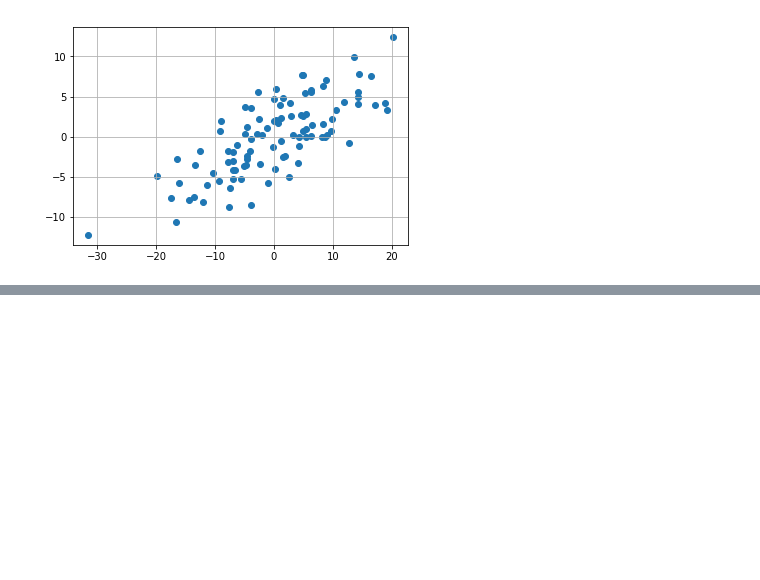
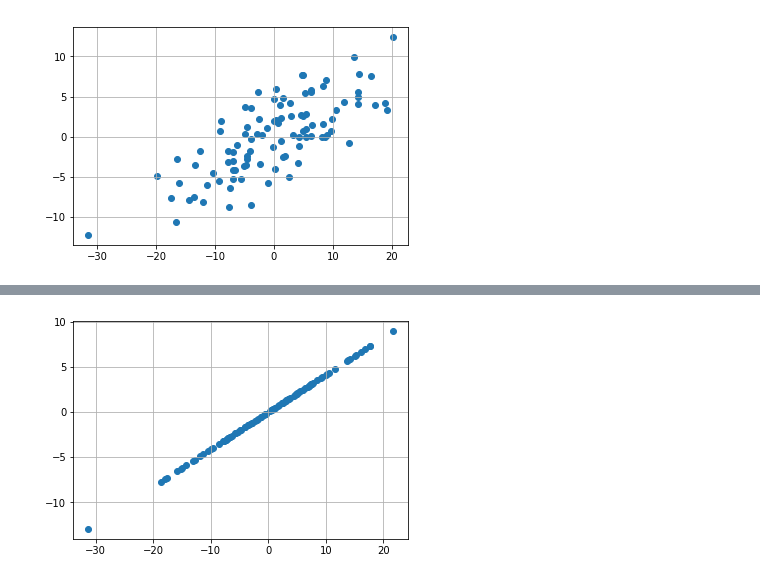
Before and after one commit to ksatola/data-science-from-scratch, a Jupyter notebook: 10_Working_with_Data.ipynb, the cells around one changed output, grey strips where cells are left out. Drawn from its saved outputs; the diff is of its cells as text; code cells hidden in the pictures; blank space fills up the shorter version.

```diff
--- a/10_Working_with_Data.ipynb
+++ b/10_Working_with_Data.ipynb
@@ -502,0 +559,18 @@ def direction(w: Vector) -> Vector:
+# %%
+from scratch.linear_algebra import scalar_multiply
+
+def project(v: Vector, w: Vector) -> Vector:
+    """return the projection of v onto the direction w"""
+    projection_length = dot(v, w)
+    return scalar_multiply(projection_length, w)
+# %%
+def project_matrix(X, w):
+    proj = np.array([project(x_i, w)
+                     for x_i in X])
+    return proj
+# %%
+w = [0.924, 0.383]
+proj_X = project_matrix(pca_data_de_mean, w)
+proj_X
+
+#plt.scatter(proj_X[:, 0], proj_X[:, 1]);
@@ -502,0 +595,11 @@ def direction(w: Vector) -> Vector:
+# %%
+# https://napsterinblue.github.io/notes/stats/techniques/pca/
+
+#pca_f0 = [f0 for f0 in pca_data_de_mean_trans]
+#pca_f1 = [f1 for f0, f1 in pca_data_de_mean_trans]
+plt.scatter(proj_X[:, 0], proj_X[:, 1])
+plt.grid()
+plt.savefig('images/pca4.png')
+plt.show();
+# %% [output]
+[figure, added]
```
Also changed, not shown: parts of 10 cells of this notebook, 2 other files.
